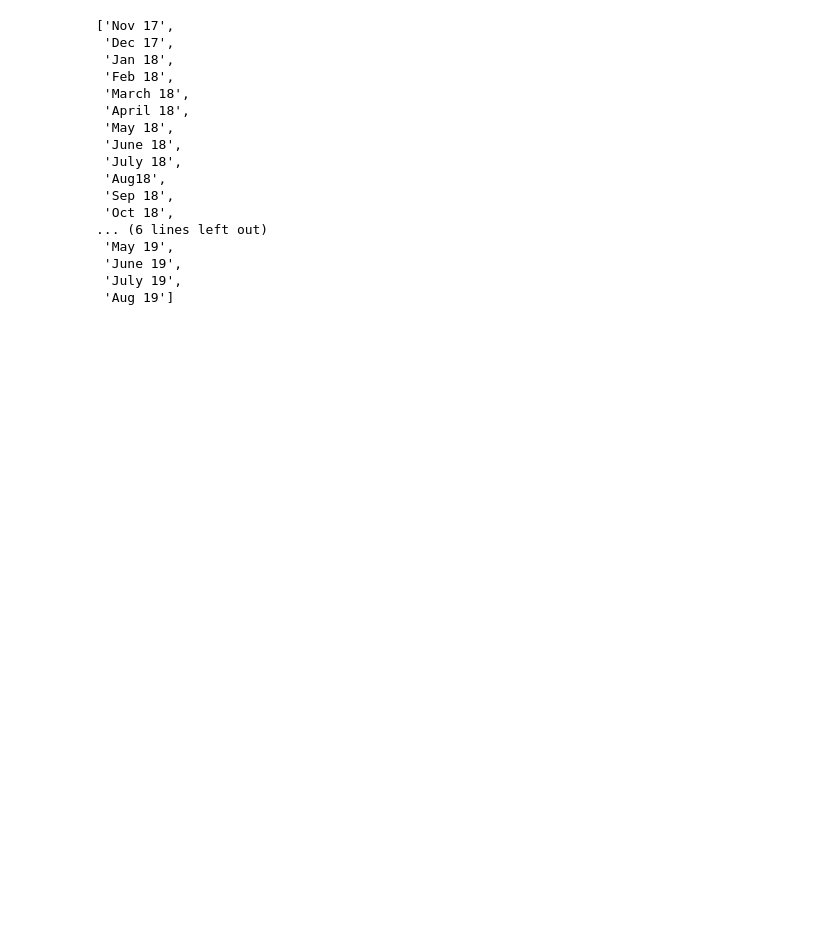
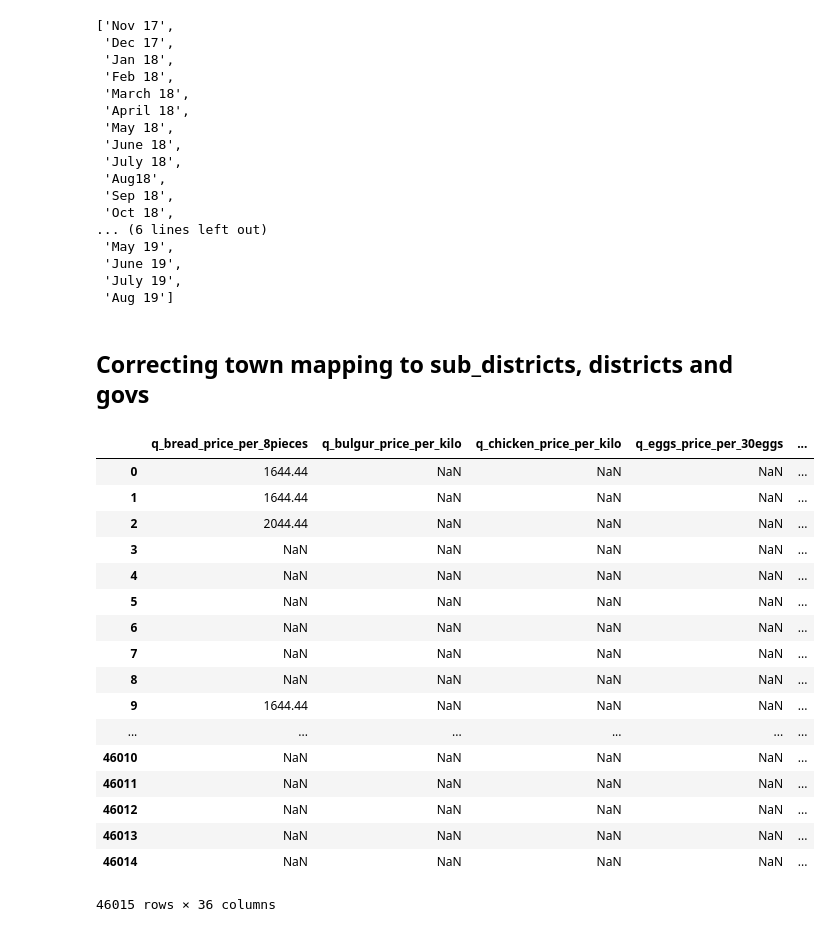
Before and after one commit to symbioticMe/Hack4Good_IMPACT_2019, a Jupyter notebook: Merging_Columns.ipynb, the cells around one changed output. Saved outputs shown, nothing was run; the diff lists cells and outputs as text; code cells hidden in the pictures; blank space fills up the shorter version.

Commit message:
Added correction of sbd, districts and govs

```diff
--- a/Merging_Columns.ipynb
+++ b/Merging_Columns.ipynb
@@ -56,5 +56,45 @@ for mon in months:
     df_months.append(df_mon)
 # %%
 all_prices_df = pd.concat(df_months) # Merging all months into one
+# %%
+all_prices_df.reset_index(drop=True, inplace=True)
+# %% [markdown]
+## Correcting town mapping to sub_districts, districts and govs
+# %%
+locations = pd.read_excel('UNOCHA_pcodes_nocamps.xlsx', sheet_name = 'admin4')
+all_towns = list(locations['admin4Pcode'])
+# %%
+for town in all_towns:
+    # creating list of indexes with a particular town name
+    idx1 = all_prices_df[all_prices_df['q_town'] == town].index
+    n = len(idx1)
+    # Certain towns may not be present in our data
+    if n>0:
+        # Assigning correct sbd, district and gov codes to the corresponding town
+        idx2 = locations[locations['admin4Pcode'] == town].index[0]
+        all_prices_df.loc[idx1, 'q_sbd'] = locations.loc[idx2, 'admin3Pcode']
+        all_prices_df.loc[idx1, 'q_district'] = locations.loc[idx2, 'admin2Pcode']
+        all_prices_df.loc[idx1, 'q_gov'] = locations.loc[idx2, 'admin1Pcode']
+# %%
+all_prices_df
+# %% [output]
+|  | q_bread_price_per_8pieces | q_bulgur_price_per_kilo | q_chicken_price_per_kilo | q_eggs_price_per_30eggs | ... |
+| 0 | 1644.44 | NaN | NaN | NaN | ... |
+| 1 | 1644.44 | NaN | NaN | NaN | ... |
+| 2 | 2044.44 | NaN | NaN | NaN | ... |
+| 3 | NaN | NaN | NaN | NaN | ... |
+| 4 | NaN | NaN | NaN | NaN | ... |
+| 5 | NaN | NaN | NaN | NaN | ... |
+| 6 | NaN | NaN | NaN | NaN | ... |
+| 7 | NaN | NaN | NaN | NaN | ... |
+| 8 | NaN | NaN | NaN | NaN | ... |
+| 9 | 1644.44 | NaN | NaN | NaN | ... |
+| ... | ... | ... | ... | ... | ... |
+| 46010 | NaN | NaN | NaN | NaN | ... |
+| 46011 | NaN | NaN | NaN | NaN | ... |
+| 46012 | NaN | NaN | NaN | NaN | ... |
+| 46013 | NaN | NaN | NaN | NaN | ... |
+| 46014 | NaN | NaN | NaN | NaN | ... |
+46015 rows × 36 columns
 # %%
 all_prices_df.to_csv("aggregated_monthly.csv")
```
